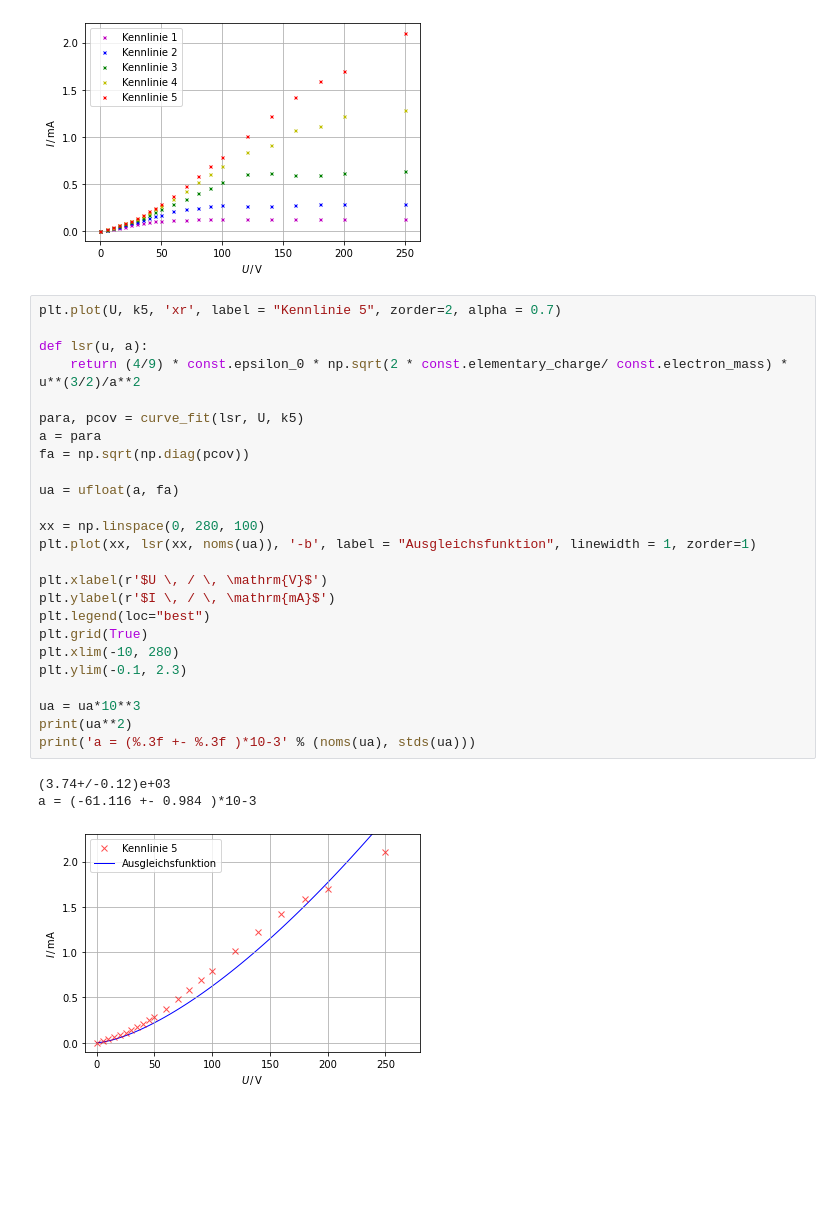
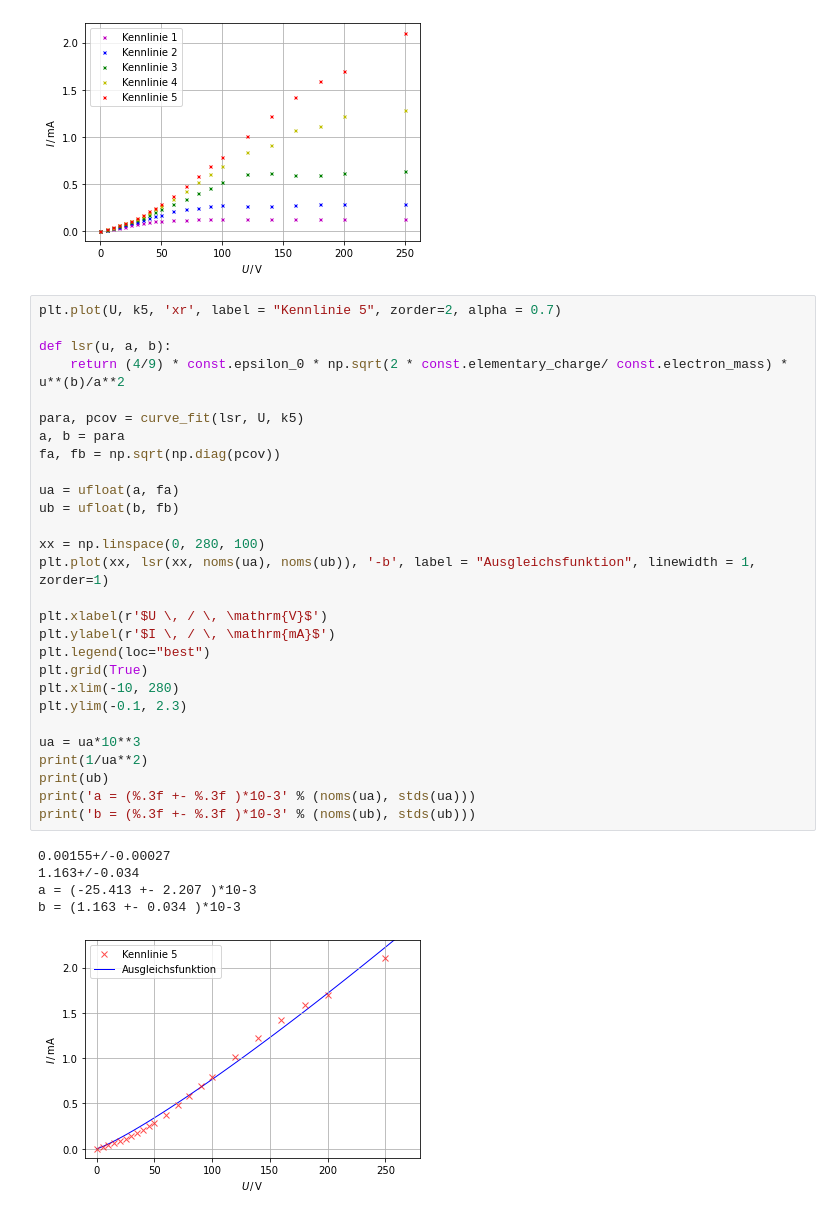
Before and after one commit to waerther/grundpraktikum2, a Jupyter notebook: v504/auswertung.ipynb, the cells around one changed output. Saved outputs shown, nothing was run; the diff lists cells and outputs as text; blank space fills up the shorter version.

```diff
--- a/v504/auswertung.ipynb
+++ b/v504/auswertung.ipynb
@@ -144,29 +144,34 @@ plt.grid(True)
 # %%
 plt.plot(U, k5, 'xr', label = "Kennlinie 5", zorder=2, alpha = 0.7)
 
-def lsr(u, a):
-    return (4/9) * const.epsilon_0 * np.sqrt(2 * const.elementary_charge/ const.electron_mass) * u**(3/2)/a**2
+def lsr(u, a, b):
+    return (4/9) * const.epsilon_0 * np.sqrt(2 * const.elementary_charge/ const.electron_mass) * u**(b)/a**2
 
 para, pcov = curve_fit(lsr, U, k5)
-a = para
-fa = np.sqrt(np.diag(pcov))
+a, b = para
+fa, fb = np.sqrt(np.diag(pcov))
 
 ua = ufloat(a, fa)
+ub = ufloat(b, fb)
 
 xx = np.linspace(0, 280, 100)
-plt.plot(xx, lsr(xx, noms(ua)), '-b', label = "Ausgleichsfunktion", linewidth = 1, zorder=1)
+plt.plot(xx, lsr(xx, noms(ua), noms(ub)), '-b', label = "Ausgleichsfunktion", linewidth = 1, zorder=1)
 
 plt.xlabel(r'$U \, / \, \mathrm{V}$')
 plt.ylabel(r'$I \, / \, \mathrm{mA}$')
 plt.legend(loc="best")
 plt.grid(True)
 plt.xlim(-10, 280)
 plt.ylim(-0.1, 2.3)
 
 ua = ua*10**3
-print(ua**2)
+print(1/ua**2)
+print(ub)
 print('a = (%.3f +- %.3f )*10-3' % (noms(ua), stds(ua)))
+print('b = (%.3f +- %.3f )*10-3' % (noms(ub), stds(ub)))
 # %% [output]
-(3.74+/-0.12)e+03
-a = (-61.116 +- 0.984 )*10-3
+0.00155+/-0.00027
+1.163+/-0.034
+a = (-25.413 +- 2.207 )*10-3
+b = (1.163 +- 0.034 )*10-3
-[figure, old version]
+[figure, new version]
```
Also changed, not shown: parts of 1 cell of this notebook.
